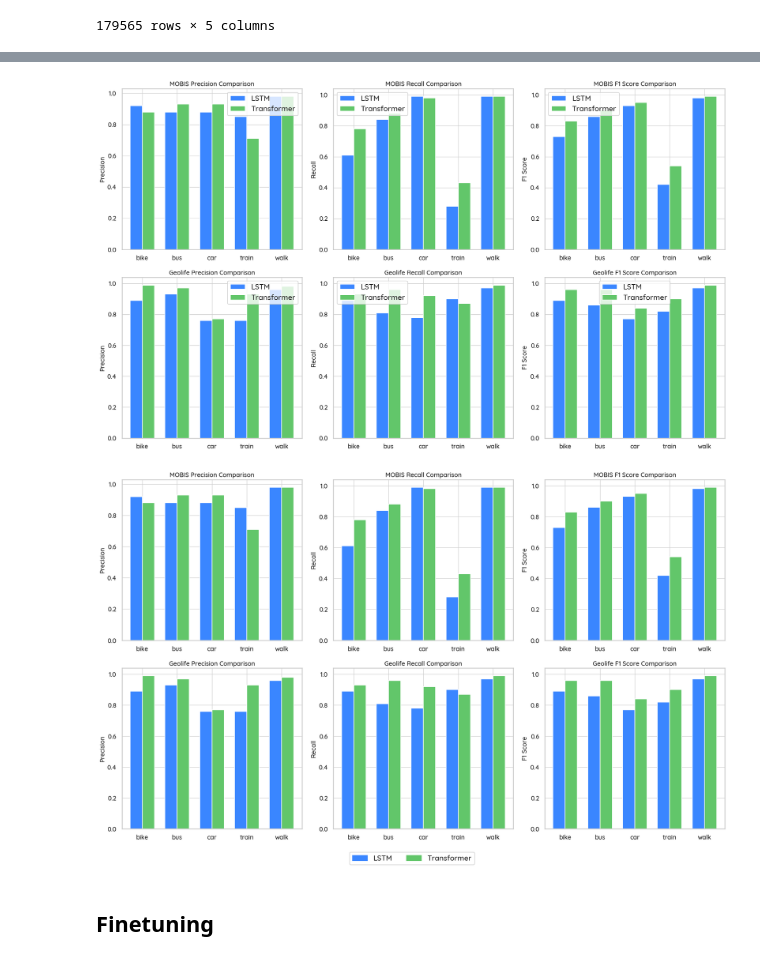
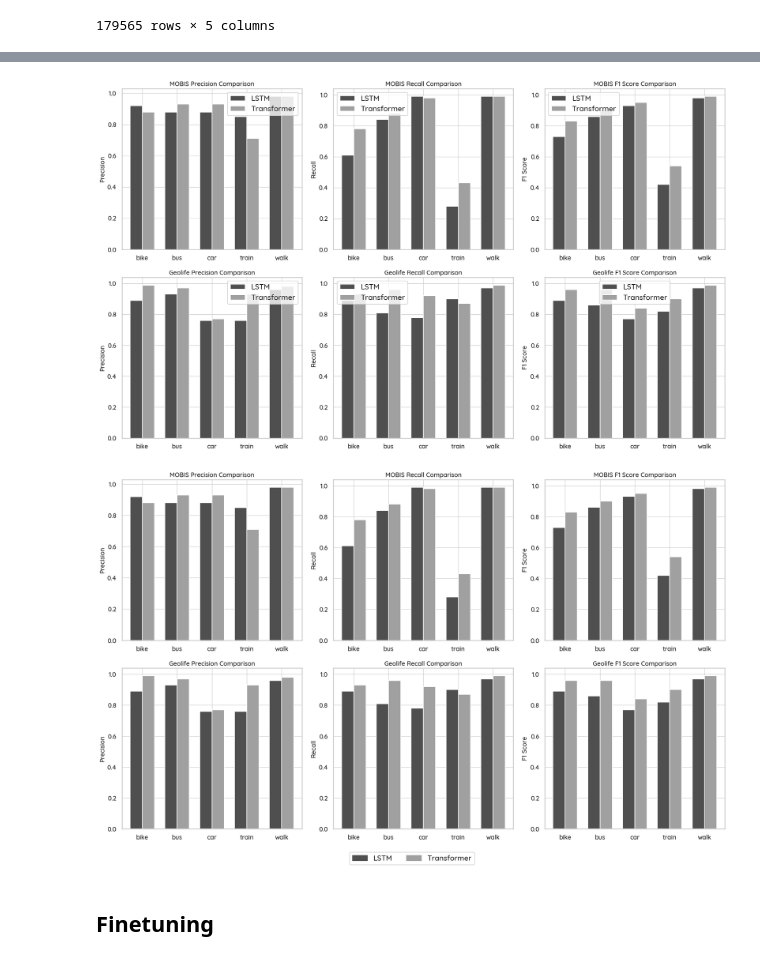
Before and after one commit to othmaneechc/SpeedTransformer, a Jupyter notebook: models/training_metrics/metrics.ipynb, the cells around one changed output, grey strips where cells are left out. Cells and saved outputs as stored; diff of their text form; code cells hidden in the pictures.

```diff
--- a/models/training_metrics/metrics.ipynb
+++ b/models/training_metrics/metrics.ipynb
@@ -337,7 +263,8 @@ from sklearn.metrics import roc_curve, auc
 
 # Data extracted from the provided reports
 modes = ['bike', 'bus', 'car', 'train', 'walk']
-
+color_lstm = "#4f4f4f"  # Dark grey
+color_transformer = "#a0a0a0"  # Light grey
 # Precision, Recall, F1 Scores for each model
 lstm_mobis_precision = [0.92, 0.88, 0.88, 0.85, 0.98]
 lstm_mobis_recall = [0.61, 0.84, 0.99, 0.28, 0.99]
@@ -363,8 +290,8 @@ index = np.arange(len(modes))
 
 # MOBIS Precision, Recall, F1
 # Precision
-axes[0, 0].bar(index - bar_width / 2, lstm_mobis_precision, bar_width, label='LSTM', color='#3A86FF')
-axes[0, 0].bar(index + bar_width / 2, transformer_mobis_precision, bar_width, label='Transformer', color='#62C66A')
+axes[0, 0].bar(index - bar_width / 2, lstm_mobis_precision, bar_width, label='LSTM', color=color_lstm)
+axes[0, 0].bar(index + bar_width / 2, transformer_mobis_precision, bar_width, label='Transformer', color=color_transformer)
 axes[0, 0].set_title('MOBIS Precision Comparison')
 axes[0, 0].set_ylabel('Precision')
 axes[0, 0].set_xticks(index)
@@ -372,8 +299,8 @@ axes[0, 0].set_xticklabels(modes)
 axes[0, 0].legend()
 
 # Recall
-axes[0, 1].bar(index - bar_width / 2, lstm_mobis_recall, bar_width, label='LSTM', color='#3A86FF')
-axes[0, 1].bar(index + bar_width / 2, transformer_mobis_recall, bar_width, label='Transformer', color='#62C66A')
+axes[0, 1].bar(index - bar_width / 2, lstm_mobis_recall, bar_width, label='LSTM', color=color_lstm)
+axes[0, 1].bar(index + bar_width / 2, transformer_mobis_recall, bar_width, label='Transformer', color=color_transformer)
 axes[0, 1].set_title('MOBIS Recall Comparison')
 axes[0, 1].set_ylabel('Recall')
 axes[0, 1].set_xticks(index)
@@ -381,55 +308,57 @@ axes[0, 1].set_xticklabels(modes)
 axes[0, 1].legend()
 
 # F1 Score
-axes[0, 2].bar(index - bar_width / 2, lstm_mobis_f1, bar_width, label='LSTM', color='#3A86FF')
-axes[0, 2].bar(index + bar_width / 2, transformer_mobis_f1, bar_width, label='Transformer', color='#62C66A')
+axes[0, 2].bar(index - bar_width / 2, lstm_mobis_f1, bar_width, label='LSTM', color=color_lstm)
+axes[0, 2].bar(index + bar_width / 2, transformer_mobis_f1, bar_width, label='Transformer', color=color_transformer)
 axes[0, 2].set_title('MOBIS F1 Score Comparison')
 axes[0, 2].set_ylabel('F1 Score')
 axes[0, 2].set_xticks(index)
 axes[0, 2].set_xticklabels(modes)
 axes[0, 2].legend()
 
 # Geolife Precision, Recall, F1
 # Precision
-axes[1, 0].bar(index - bar_width / 2, lstm_geolife_precision, bar_width, label='LSTM', color='#3A86FF')
-axes[1, 0].bar(index + bar_width / 2, transformer_geolife_precision, bar_width, label='Transformer', color='#62C66A')
+axes[1, 0].bar(index - bar_width / 2, lstm_geolife_precision, bar_width, label='LSTM', color=color_lstm)
+axes[1, 0].bar(index + bar_width / 2, transformer_geolife_precision, bar_width, label='Transformer', color=color_transformer)
 axes[1, 0].set_title('Geolife Precision Comparison')
 axes[1, 0].set_ylabel('Precision')
 axes[1, 0].set_xticks(index)
 axes[1, 0].set_xticklabels(modes)
 axes[1, 0].legend()
 
 # Recall
-axes[1, 1].bar(index - bar_width / 2, lstm_geolife_recall, bar_width, label='LSTM', color='#3A86FF')
-axes[1, 1].bar(index + bar_width / 2, transformer_geolife_recall, bar_width, label='Transformer', color='#62C66A')
+axes[1, 1].bar(index - bar_width / 2, lstm_geolife_recall, bar_width, label='LSTM', color=color_lstm)
+axes[1, 1].bar(index + bar_width / 2, transformer_geolife_recall, bar_width, label='Transformer', color=color_transformer)
 axes[1, 1].set_title('Geolife Recall Comparison')
 axes[1, 1].set_ylabel('Recall')
 axes[1, 1].set_xticks(index)
 axes[1, 1].set_xticklabels(modes)
 axes[1, 1].legend()
 
 # F1 Score
-axes[1, 2].bar(index - bar_width / 2, lstm_geolife_f1, bar_width, label='LSTM', color='#3A86FF')
-axes[1, 2].bar(index + bar_width / 2, transformer_geolife_f1, bar_width, label='Transformer', color='#62C66A')
+axes[1, 2].bar(index - bar_width / 2, lstm_geolife_f1, bar_width, label='LSTM', color=color_lstm)
+axes[1, 2].bar(index + bar_width / 2, transformer_geolife_f1, bar_width, label='Transformer', color=color_transformer)
 axes[1, 2].set_title('Geolife F1 Score Comparison')
 axes[1, 2].set_ylabel('F1 Score')
 axes[1, 2].set_xticks(index)
 axes[1, 2].set_xticklabels(modes)
 axes[1, 2].legend()
 
 # Adjust layout for better readability
 plt.tight_layout()
 plt.show()
 # %% [output]
-[figure, old version]
+[figure, new version]
 # %%
 # Create the figure and axes for a 2x3 grid
 fig, axes = plt.subplots(2, 3, figsize=(20, 12))
 bar_width = 0.35
 index = np.arange(len(modes))
 
+color_lstm = "#4f4f4f"  # Dark grey
+color_transformer = "#a0a0a0"  # Light grey
 # Define colors and labels for the bars
-colors = ['#3A86FF', '#62C66A']
+colors = [color_lstm, color_transformer]
 labels = ['LSTM', 'Transformer']
 
 # Iterate through axes and datasets to plot the bars
@@ -460,7 +389,7 @@ save_path = f"comparisons.png"
 plt.savefig(save_path, dpi=300, bbox_inches='tight')
 plt.show()
 # %% [output]
-[figure, old version]
+[figure, new version]
 # %% [markdown]
 ## Finetuning
 # %%
```
Also changed, not shown: parts of 6 cells of this notebook, 27 other files.
